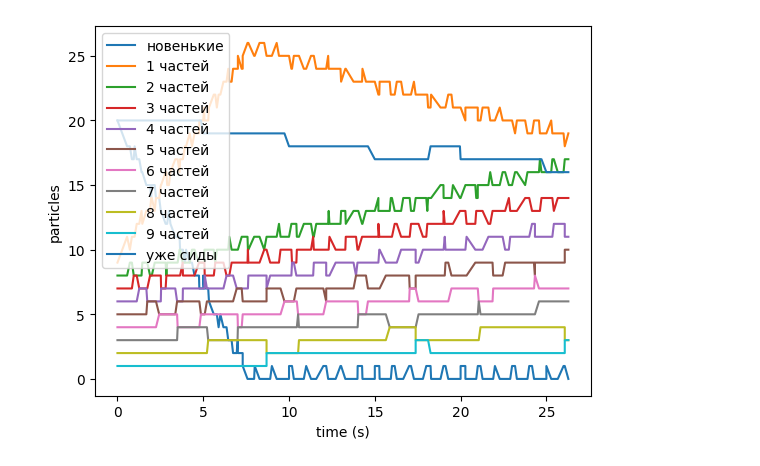
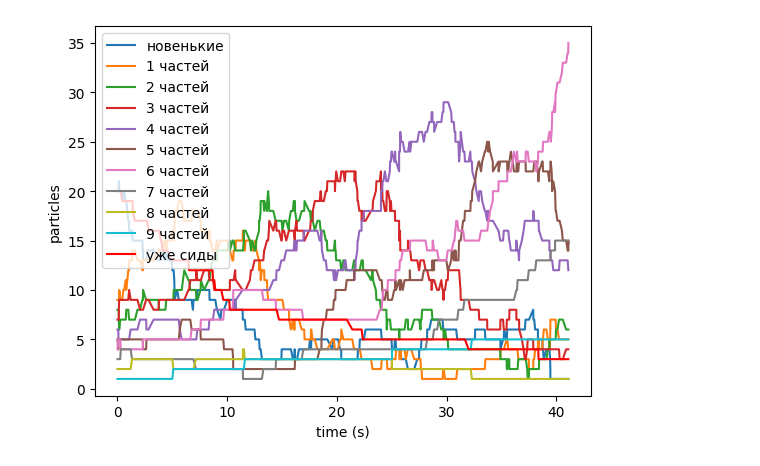
Before and after one commit to romkaimp/kursovaya6, a Jupyter notebook: peering_networks_BitTorrent.ipynb, the cells around one changed output. Drawn from its saved outputs; the diff is of its cells as text; code cells hidden in the pictures.

```diff
--- a/peering_networks_BitTorrent.ipynb
+++ b/peering_networks_BitTorrent.ipynb
@@ -21,10 +23,10 @@ alpha = np.append(lichers, lichers_)
 
 lmb = 1
 delta = sum(lichers_)
-mu = 0.2
+mu = 0.03
 phi = ([lmb] +
        [lichers_[i] * lichers[i] / delta for i in range(m)] +
-       [mu])
+       [mu*lichers[-1]])
 
 eps = np.array([[0 for i in range(m + 1)] + [0 for i in range(m + 1)]] +
                [[1 if i == j else 0 for i in range(m + 1)] + [1 if i == j else 0 for i in range(m + 1)] for j in range(m)] +
@@ -86,15 +182,26 @@ def taking_action(alpha, next_event):
 # %%
-k = 200
+k = 400
 particles_history = np.empty((k + 1, n))
 times = np.empty(k + 1)
+alpha = get_alpha()
 particles_history[0, :] = alpha
 times[0] = 0
+print(len(phi), len(alpha))
 print(alpha)
+print(phi)
+plot_exponential_distributions(lambdas=phi, alphas=alpha)
 for i in range(1, k + 1):
     tau, next_event, delta_time = update_tau(tau)
     alpha, phi = taking_action(alpha, next_event)
+    lichers = update_lichers(alpha)
+    lichers_ = update_lichers_(lichers)
     tau[next_event] = inverse_exp(random.random(), phi[next_event])
     particles_history[i, :] = alpha
     times[i] = delta_time + times[i - 1]
+    if i == 100:
+        print(len(phi), len(alpha))
+        print(alpha)
+        print(phi)
+        plot_exponential_distributions(lambdas=phi, alphas=alpha)
     #print(f"after {i} step:")
     #print("tau:", tau, "\nphi:", phi, "\nalpha:", alpha, "\nevent:", next_event)
@@ -101,13 +218,17 @@ for i in range(1, k + 1):
 # %%
 states = ["новенькие"] + [f"{i + 1} частей" for i in range(m - 1)] + ["уже сиды"]
-def plot_particles_history(particles_history, times):
+def plot_particles_history(particles_history, times, title=None):
     for i in range(m + 1):
-        plt.plot(times, particles_history[:, i], label=f"{states[i]}")
+        if i == m:
+            plt.plot(times, particles_history[:, i], label=f"{states[i]}", c="red")
+        else:
+            plt.plot(times, particles_history[:, i], label=f"{states[i]}")
+    if title:
+        plt.title(title)
     plt.xlabel("time (s)")
     plt.ylabel("particles")
     plt.legend()
     plt.show()
-
 plot_particles_history(particles_history, times)
 # %% [output]
-[figure, old version]
+[figure, new version]
```
Also changed, not shown: parts of 12 cells of this notebook, 1 other file.
